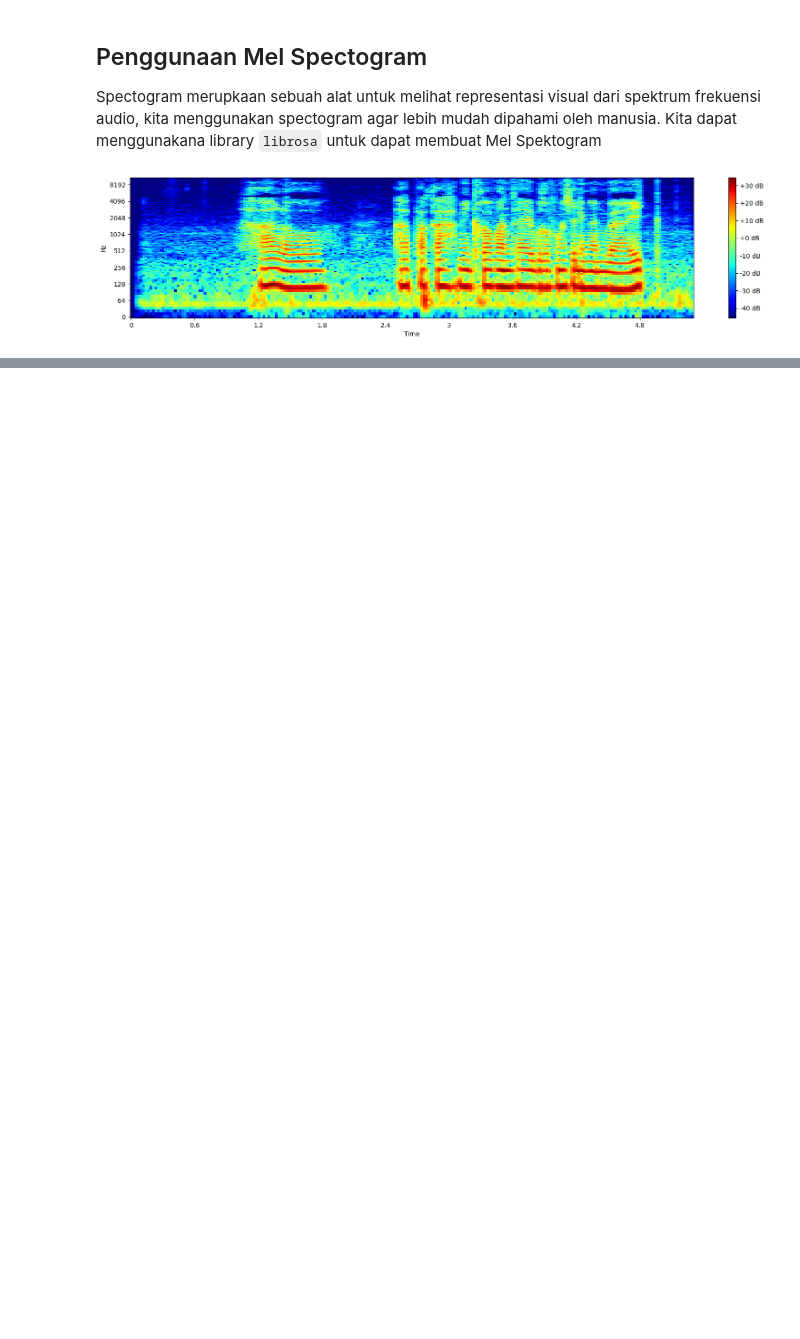
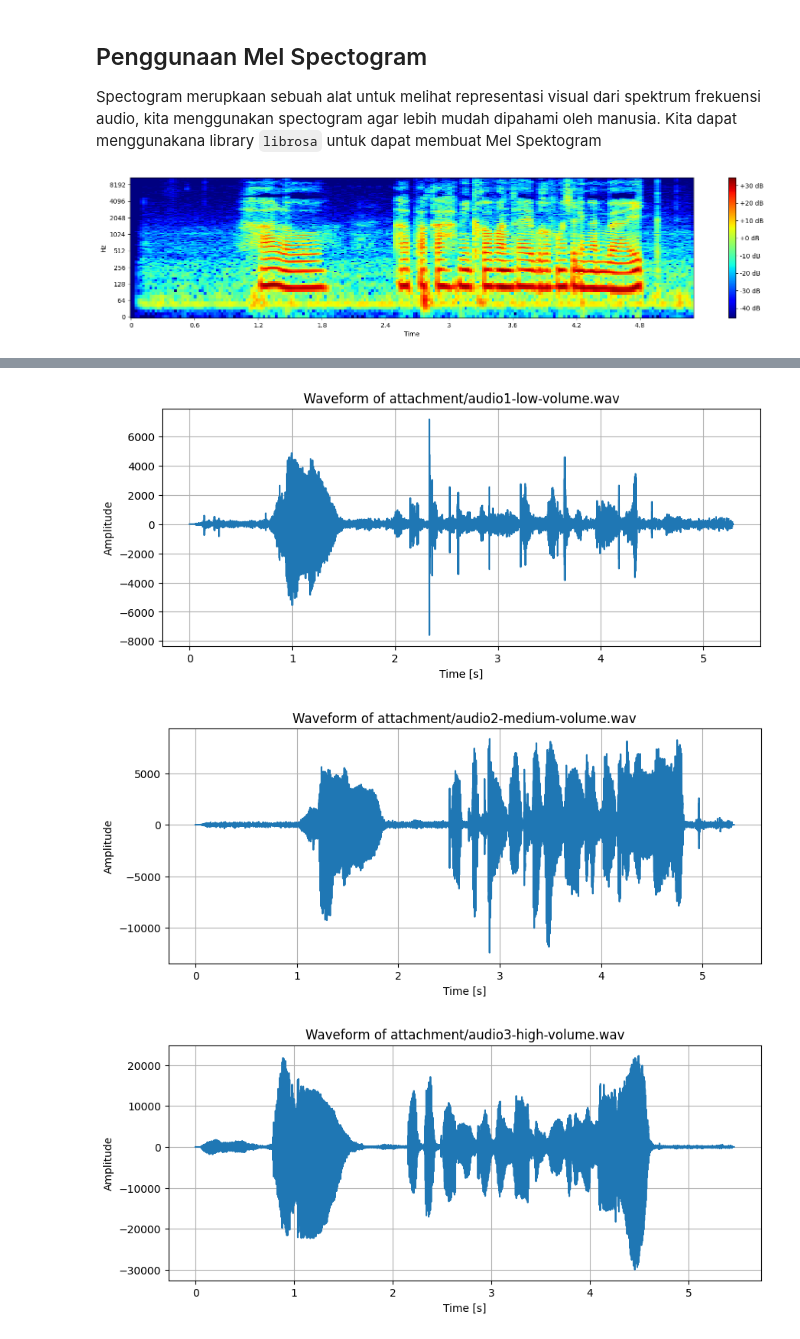
Before and after one commit to archiseino/IF4021, a Jupyter notebook: 121140068_ho1.ipynb, the cells around one changed output, grey strips where cells are left out. Saved outputs shown, nothing was run; the diff lists cells and outputs as text; code cells hidden in the pictures; blank space fills up the shorter version.

```diff
--- a/121140068_ho1.ipynb
+++ b/121140068_ho1.ipynb
@@ -148,0 +156,44 @@ Mel spektogram memberikan representasi yang lebih jelas mengenani spektrum didis
+# %%
+## Create a method to handle read files and show graph, because why not
+
+def read_wav(file_path):
+    with wave.open(file_path, 'rb') as wav_file:
+        # Get the parameters from the file (e.g., frame rate, number of frames)
+        n_channels = wav_file.getnchannels()
+        sample_width = wav_file.getsampwidth()
+        frame_rate = wav_file.getframerate()
+        n_frames = wav_file.getnframes()
+
+        # Read frames as a byte string and convert to an array
+        frames = wav_file.readframes(n_frames)
+        audio_data = np.frombuffer(frames, dtype=np.int16)
+
+        # If the audio is stereo, we need to reshape the array to separate the channels
+        if n_channels == 2:
+            audio_data = audio_data.reshape((-1, 2))
+
+        return frame_rate, audio_data
+
+def plot_waveform(file_path, frame_rate, audio_data):
+    # Create a time array for x-axis based on the frame rate
+    time = np.linspace(0, len(audio_data) / frame_rate, num=len(audio_data))
+
+    # Plot the audio data
+    plt.figure(figsize=(10, 4))
+    plt.plot(time, audio_data)
+    plt.title(f'Waveform of {file_path}')
+    plt.xlabel('Time [s]')
+    plt.ylabel('Amplitude')
+    plt.grid(True)
+    plt.show()
+# %%
+## Set filename
+files = ["attachment/audio1-low-volume.wav", "attachment/audio2-medium-volume.wav", "attachment/audio3-high-volume.wav", "attachment/audio4-ess.wav", "attachment/audio5-brbrt.wav"]
+
+for file in files:
+    frame_rate, audio_data = read_wav(file)
+    plot_waveform(file, frame_rate, audio_data)
+# %% [output]
+[figure, added]
+[figure, added]
+[figure, added]
```
Also changed, not shown: parts of 13 cells of this notebook.
